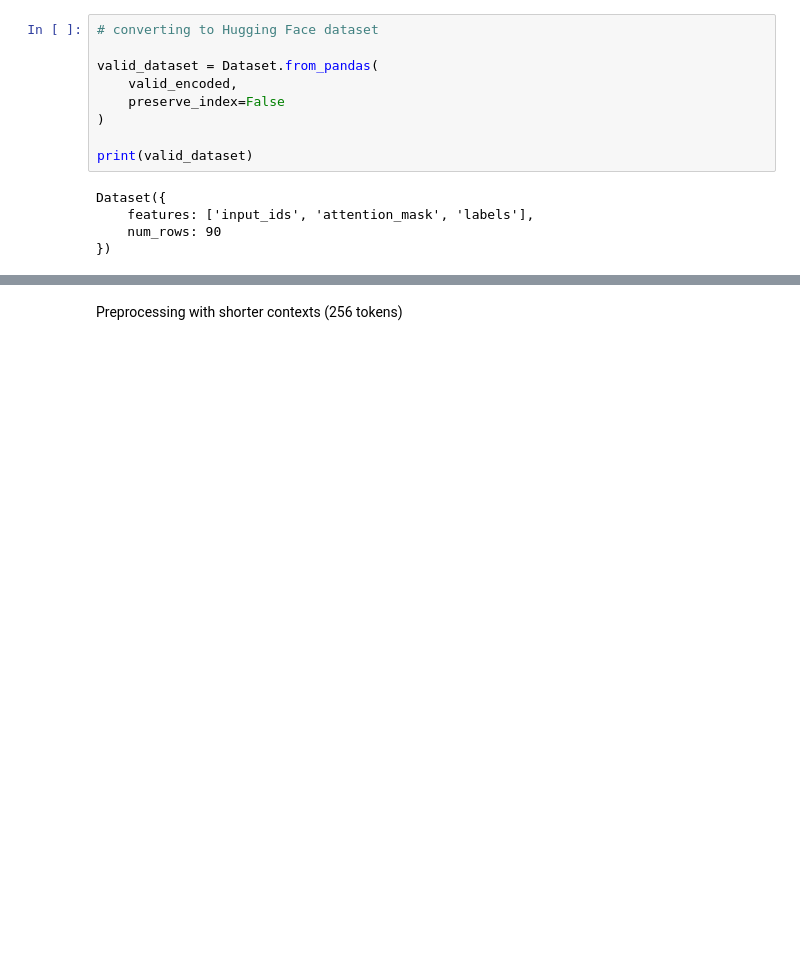
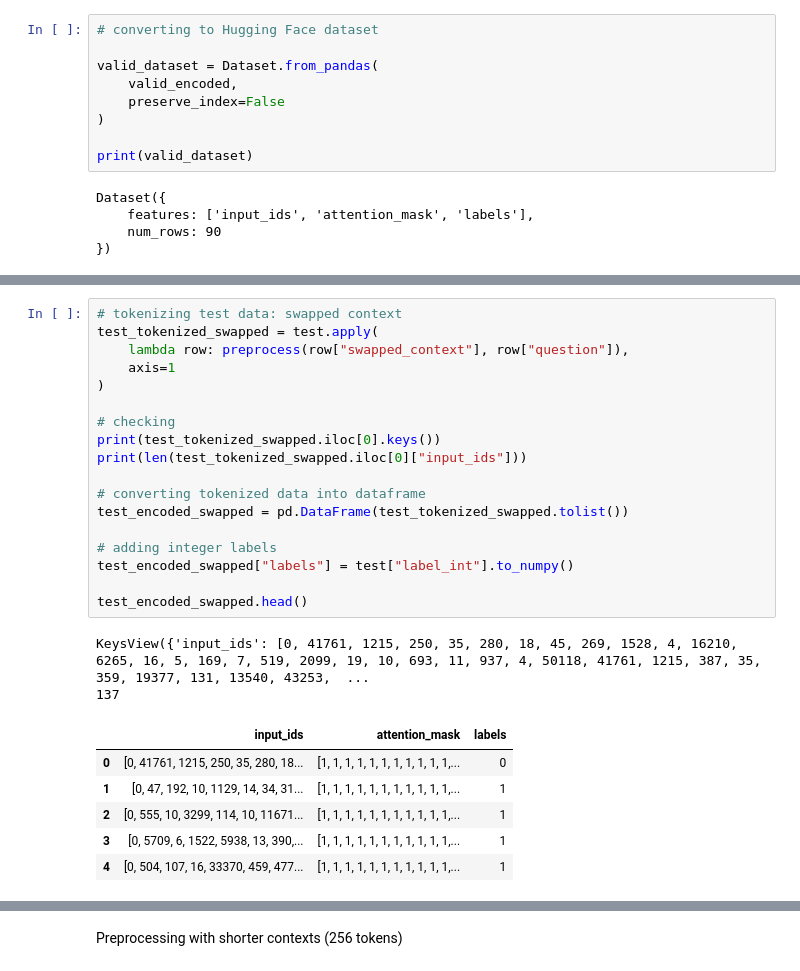
Before and after one commit to elisabeihofer-boop/ml2-final-project, a Jupyter notebook: notebooks/roberta.ipynb, the cells around one changed output, grey strips where cells are left out. Drawn from its saved outputs; the diff is of its cells as text; blank space fills up the shorter version.

```diff
--- a/notebooks/roberta.ipynb
+++ b/notebooks/roberta.ipynb
@@ -149,0 +175,27 @@ Dataset({
+# %%
+# tokenizing test data: swapped context
+test_tokenized_swapped = test.apply(
+    lambda row: preprocess(row["swapped_context"], row["question"]),
+    axis=1
+)
+
+# checking
+print(test_tokenized_swapped.iloc[0].keys())
+print(len(test_tokenized_swapped.iloc[0]["input_ids"]))
+
+# converting tokenized data into dataframe
+test_encoded_swapped = pd.DataFrame(test_tokenized_swapped.tolist())
+
+# adding integer labels
+test_encoded_swapped["labels"] = test["label_int"].to_numpy()
+
+test_encoded_swapped.head()
+# %% [output]
+KeysView({'input_ids': [0, 41761, 1215, 250, 35, 280, 18, 45, 269, 1528, 4, 16210, 6265, 16, 5, 169, 7, 519, 2099, 19, 10, 693, 11, 937, 4, 50118, 41761, 1215, 387, 35, 359, 19377, 131, 13540, 43253,  ...
+137
+|  | input_ids | attention_mask | labels |
+| 0 | [0, 41761, 1215, 250, 35, 280, 18... | [1, 1, 1, 1, 1, 1, 1, 1, 1, 1, 1,... | 0 |
+| 1 | [0, 47, 192, 10, 1129, 14, 34, 31... | [1, 1, 1, 1, 1, 1, 1, 1, 1, 1, 1,... | 1 |
+| 2 | [0, 555, 10, 3299, 114, 10, 11671... | [1, 1, 1, 1, 1, 1, 1, 1, 1, 1, 1,... | 1 |
+| 3 | [0, 5709, 6, 1522, 5938, 13, 390,... | [1, 1, 1, 1, 1, 1, 1, 1, 1, 1, 1,... | 1 |
+| 4 | [0, 504, 107, 16, 33370, 459, 477... | [1, 1, 1, 1, 1, 1, 1, 1, 1, 1, 1,... | 1 |
```
Also changed, not shown: parts of 11 cells of this notebook.
